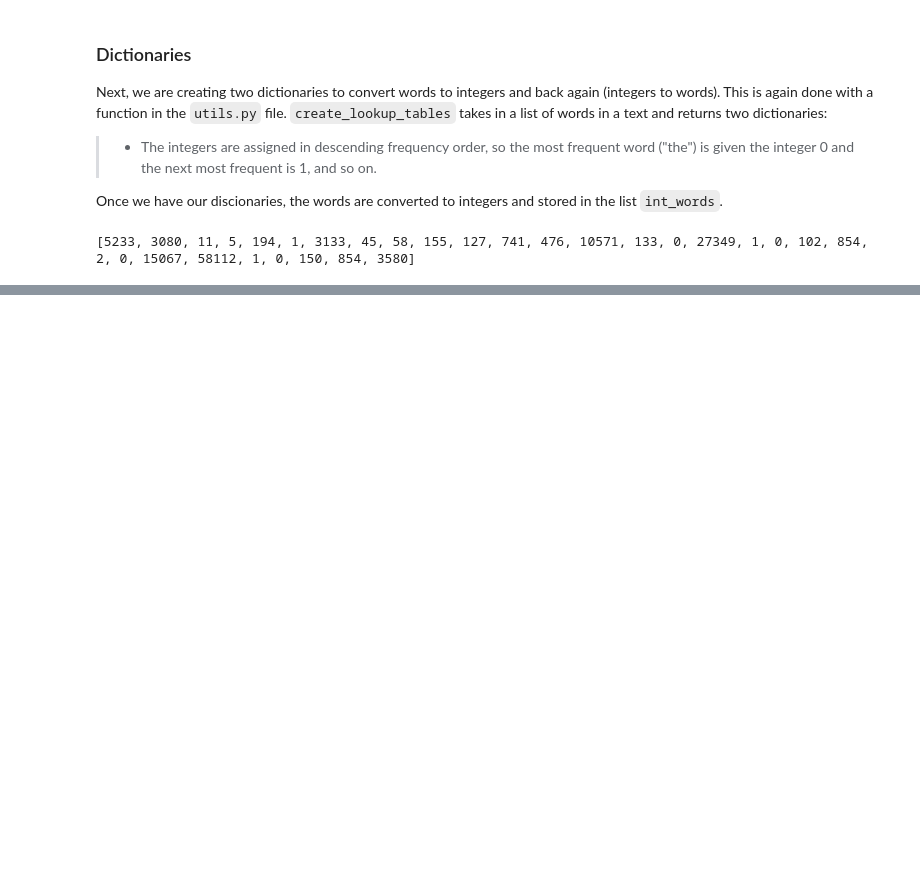
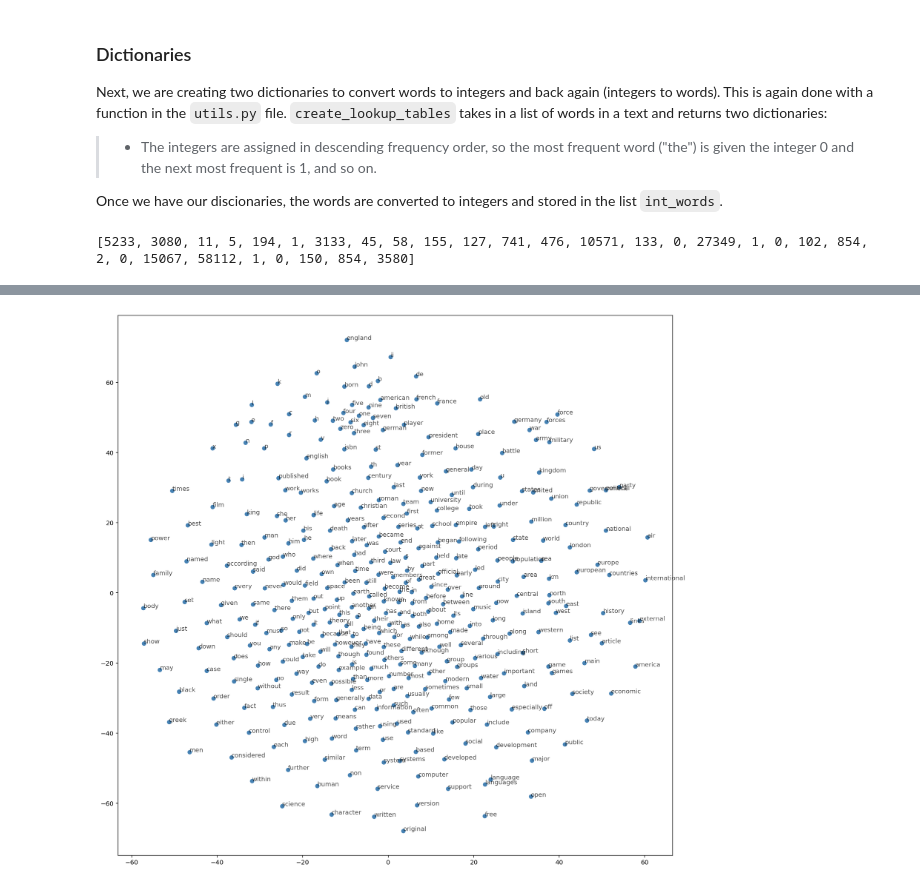
Before and after one commit to bwbelljr/ud_dl_nd, a Jupyter notebook: 4_rnns/word2vec-embeddings/Negative_Sampling_Exercise.ipynb, the cells around one changed output, grey strips where cells are left out. Cells and saved outputs as stored; diff of their text form; code cells hidden in the pictures; blank space fills up the shorter version.

Commit message:
feat: code Neg Sampling Exercise/Word2Vec

```diff
--- a/4_rnns/word2vec-embeddings/Negative_Sampling_Exercise.ipynb
+++ b/4_rnns/word2vec-embeddings/Negative_Sampling_Exercise.ipynb
@@ -114,0 +186,24 @@ print(int_words[:30])
+# %%
+def get_batches(words, batch_size, window_size=5):
+    ''' Create a generator of word batches as a tuple (inputs, targets) '''
+
+    n_batches = len(words)//batch_size
+
+    # only full batches
+    words = words[:n_batches*batch_size]
+
+    for idx in range(0, len(words), batch_size):
+        x, y = [], []
+        batch = words[idx:idx+batch_size]
+        for ii in range(len(batch)):
+            batch_x = batch[ii]
+            batch_y = get_target(batch, ii, window_size)
+            y.extend(batch_y)
+            x.extend([batch_x]*len(batch_y))
+        yield x, y
+# %%
+int_text = [i for i in range(20)]
+x, y = next(get_batches(int_text, batch_size=4, window_size=5))
+
+print('x\n', x)
+print('y\n', y)
@@ -114,0 +480,15 @@ print(int_words[:30])
+# %%
+# getting embeddings from the embedding layer of our model, by name
+embeddings = model.in_embed.weight.to('cpu').data.numpy()
+# %%
+viz_words = 380
+tsne = TSNE()
+embed_tsne = tsne.fit_transform(embeddings[:viz_words, :])
+# %%
+fig, ax = plt.subplots(figsize=(16,16))
+for idx in range(viz_words):
+    plt.scatter(*embed_tsne[idx, :], color='steelblue')
+    plt.annotate(int_to_vocab[idx], (embed_tsne[idx, 0], embed_tsne[idx, 1]),
+                 alpha=0.7)
+# %% [output]
+[figure, added]
```
Also changed, not shown: parts of 20 cells of this notebook.
